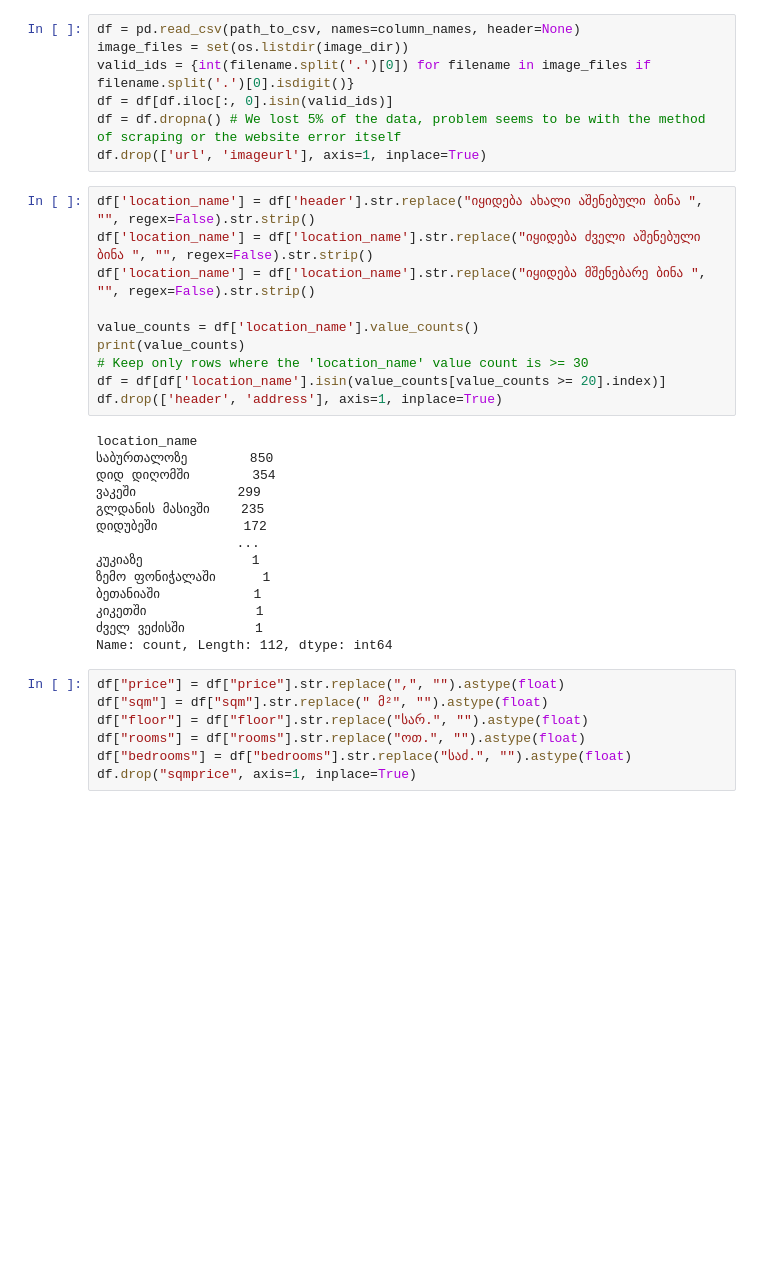
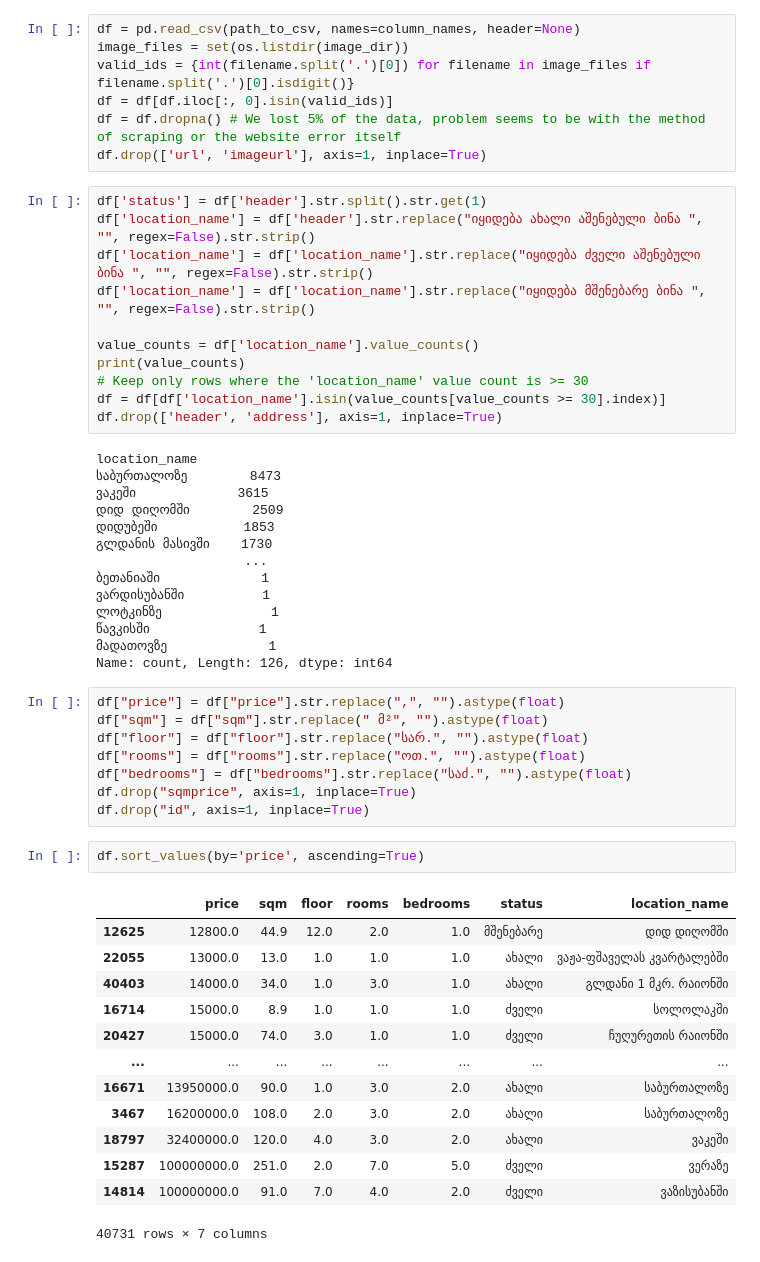
Before and after one commit to Giorgi-Tabatadze/tbilisi_home_price_prediction_model, a Jupyter notebook: pricing_model/only_csv.ipynb, the cells around one changed output. Cells and saved outputs as stored; diff of their text form; blank space fills up the shorter version.

```diff
--- a/pricing_model/only_csv.ipynb
+++ b/pricing_model/only_csv.ipynb
@@ -18,6 +23,7 @@ df = df[df.iloc[:, 0].isin(valid_ids)]
 df = df.dropna() # We lost 5% of the data, problem seems to be with the method of scraping or the website error itself
 df.drop(['url', 'imageurl'], axis=1, inplace=True)
 # %%
+df['status'] = df['header'].str.split().str.get(1)
 df['location_name'] = df['header'].str.replace("იყიდება ახალი აშენებული ბინა ", "", regex=False).str.strip()
 df['location_name'] = df['location_name'].str.replace("იყიდება ძველი აშენებული ბინა ", "", regex=False).str.strip()
 df['location_name'] = df['location_name'].str.replace("იყიდება მშენებარე ბინა ", "", regex=False).str.strip()
@@ -25,22 +31,22 @@ df['location_name'] = df['location_name'].str.replace("იყიდება მ
 value_counts = df['location_name'].value_counts()
 print(value_counts)
 # Keep only rows where the 'location_name' value count is >= 30
-df = df[df['location_name'].isin(value_counts[value_counts >= 20].index)]
+df = df[df['location_name'].isin(value_counts[value_counts >= 30].index)]
 df.drop(['header', 'address'], axis=1, inplace=True)
 # %% [output]
 location_name
-საბურთალოზე        850
-დიდ დიღომში        354
-ვაკეში             299
-გლდანის მასივში    235
-დიდუბეში           172
-                  ...
-კუკიაზე              1
-ზემო ფონიჭალაში      1
-ბეთანიაში            1
-კიკეთში              1
-ძველ ვეძისში         1
-Name: count, Length: 112, dtype: int64
+საბურთალოზე        8473
+ვაკეში             3615
+დიდ დიღომში        2509
+დიდუბეში           1853
+გლდანის მასივში    1730
+                   ...
+ბეთანიაში             1
+ვარდისუბანში          1
+ლოტკინზე              1
+წავკისში              1
+მადათოვზე             1
+Name: count, Length: 126, dtype: int64
 # %%
 df["price"] = df["price"].str.replace(",", "").astype(float)
 df["sqm"] = df["sqm"].str.replace(" მ²", "").astype(float)
@@ -48,3 +54,20 @@ df["floor"] = df["floor"].str.replace("სარ.", "").astype(float)
 df["rooms"] = df["rooms"].str.replace("ოთ.", "").astype(float)
 df["bedrooms"] = df["bedrooms"].str.replace("საძ.", "").astype(float)
 df.drop("sqmprice", axis=1, inplace=True)
+df.drop("id", axis=1, inplace=True)
+# %%
+df.sort_values(by='price', ascending=True)
+# %% [output]
+|  | price | sqm | floor | rooms | bedrooms | status | location_name |
+| 12625 | 12800.0 | 44.9 | 12.0 | 2.0 | 1.0 | მშენებარე | დიდ დიღომში |
+| 22055 | 13000.0 | 13.0 | 1.0 | 1.0 | 1.0 | ახალი | ვაჟა-ფშაველას კვარტალებში |
+| 40403 | 14000.0 | 34.0 | 1.0 | 3.0 | 1.0 | ახალი | გლდანი 1 მკრ. რაიონში |
+| 16714 | 15000.0 | 8.9 | 1.0 | 1.0 | 1.0 | ძველი | სოლოლაკში |
+| 20427 | 15000.0 | 74.0 | 3.0 | 1.0 | 1.0 | ძველი | ჩუღურეთის რაიონში |
+| ... | ... | ... | ... | ... | ... | ... | ... |
+| 16671 | 13950000.0 | 90.0 | 1.0 | 3.0 | 2.0 | ახალი | საბურთალოზე |
+| 3467 | 16200000.0 | 108.0 | 2.0 | 3.0 | 2.0 | ახალი | საბურთალოზე |
+| 18797 | 32400000.0 | 120.0 | 4.0 | 3.0 | 2.0 | ახალი | ვაკეში |
+| 15287 | 100000000.0 | 251.0 | 2.0 | 7.0 | 5.0 | ძველი | ვერაზე |
+| 14814 | 100000000.0 | 91.0 | 7.0 | 4.0 | 2.0 | ძველი | ვაზისუბანში |
+40731 rows × 7 columns
```
Also changed, not shown: parts of 14 cells of this notebook, 1 other file.
